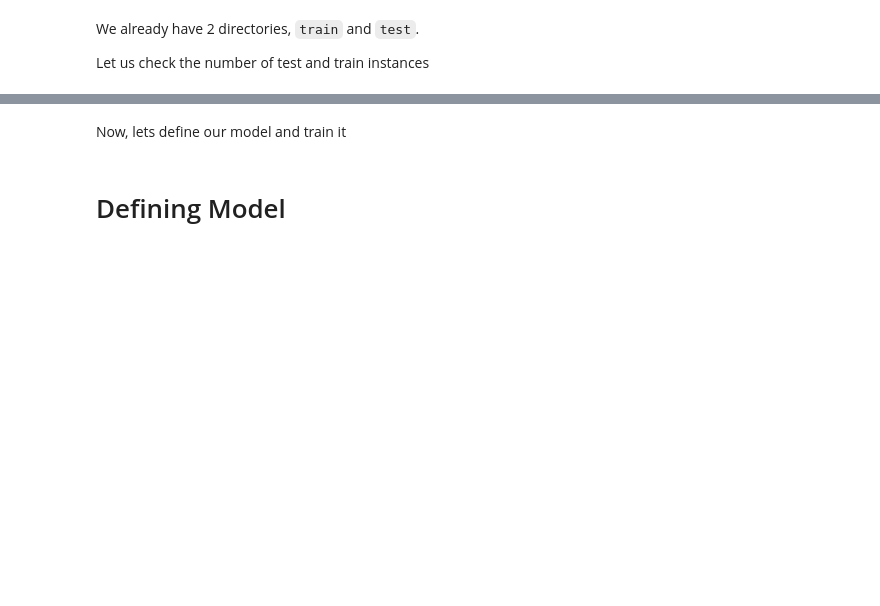
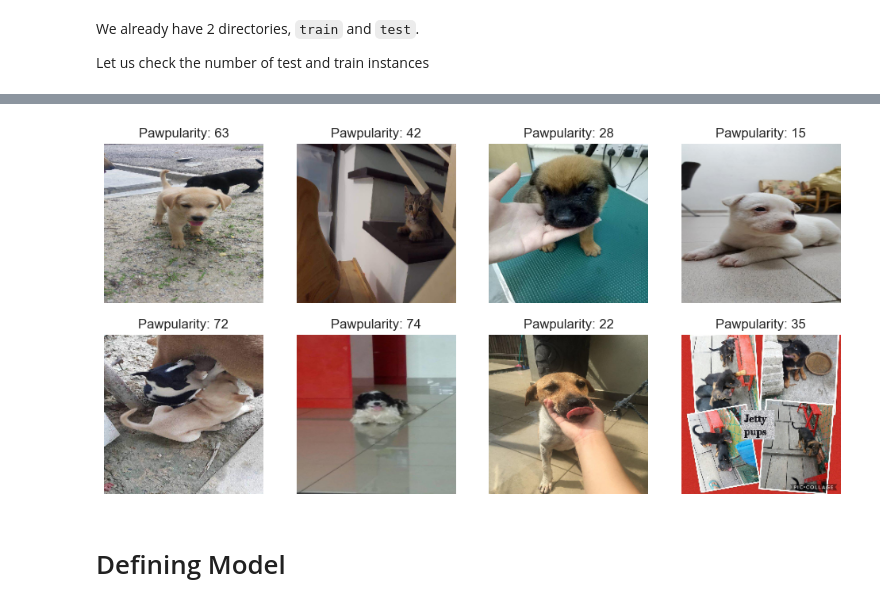
Before and after one commit to tohhongxiang123/CZ4041-Project, a Jupyter notebook: train-model.ipynb, the cells around one changed output, grey strips where cells are left out. Drawn from its saved outputs; the diff is of its cells as text; code cells hidden in the pictures; blank space fills up the shorter version.

```diff
--- a/train-model.ipynb
+++ b/train-model.ipynb
@@ -58,35 +54,42 @@ class PetFinderDataset(Dataset):
             label = self.y[idx]
             return image, label
 
-        return image
+        return image, image_path
 
 class PetFinderDataModule(LightningDataModule):
-    def __init__(self, df_train, df_val):
+    def __init__(self, df_train, df_val, df_test=None, train_dir="data/train", val_dir="data/train", test_dir="data/test"):
         super().__init__()
         self.df_train = df_train
         self.df_val = df_val
+        self.df_test = df_test
+
+        self.train_dir = train_dir
+        self.val_dir = val_dir
+        self.test_dir = test_dir
 
     def train_dataloader(self):
-        return DataLoader(PetFinderDataset(self.df_train, "data/train"), batch_size=8, shuffle=True)
+        return DataLoader(PetFinderDataset(self.df_train, self.train_dir), batch_size=8, shuffle=True)
 
     def val_dataloader(self):
-        return DataLoader(PetFinderDataset(self.df_val, "data/train"), batch_size=8, shuffle=False) # not recommended to shuffle val/test dataloaders
+        return DataLoader(PetFinderDataset(self.df_val, self.val_dir), batch_size=8, shuffle=False) # not recommended to shuffle val/test dataloaders
+
+    def test_dataloader(self):
+        return DataLoader(PetFinderDataset(self.df_test, self.test_dir), batch_size=8, shuffle=False)
 # %%
 df = pd.read_csv("data/train.csv")
-df = df[:50]
 
 dataloader = PetFinderDataModule(df, df).val_dataloader()
 dataiter = iter(dataloader)
 images, labels = next(dataiter)
 
 plt.figure(figsize=(12, 12))
 for it, (image, label) in enumerate(zip(images[:16], labels[:16])):
     plt.subplot(4, 4, it+1)
     plt.imshow(image.permute(1, 2, 0))
     plt.axis('off')
     plt.title(f'Pawpularity: {int(label)}')
+# %% [output]
+[figure, added]
-# %% [markdown]
-Now, lets define our model and train it
 # %%
 IMAGENET_MEAN = [0.485, 0.456, 0.406]  # RGB
 IMAGENET_STD = [0.229, 0.224, 0.225]  # RGB
```
Also changed, not shown: parts of 9 cells of this notebook, 1 other file.
